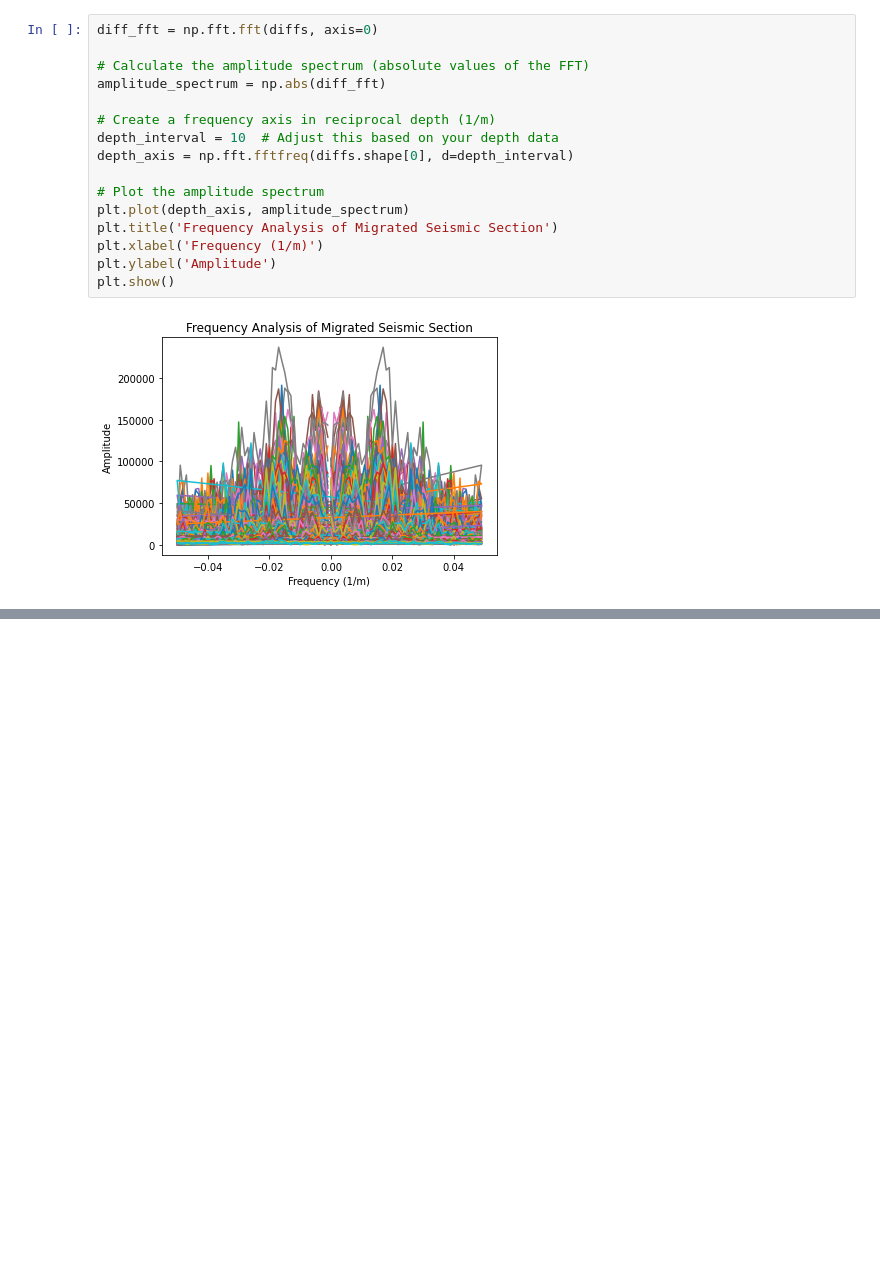
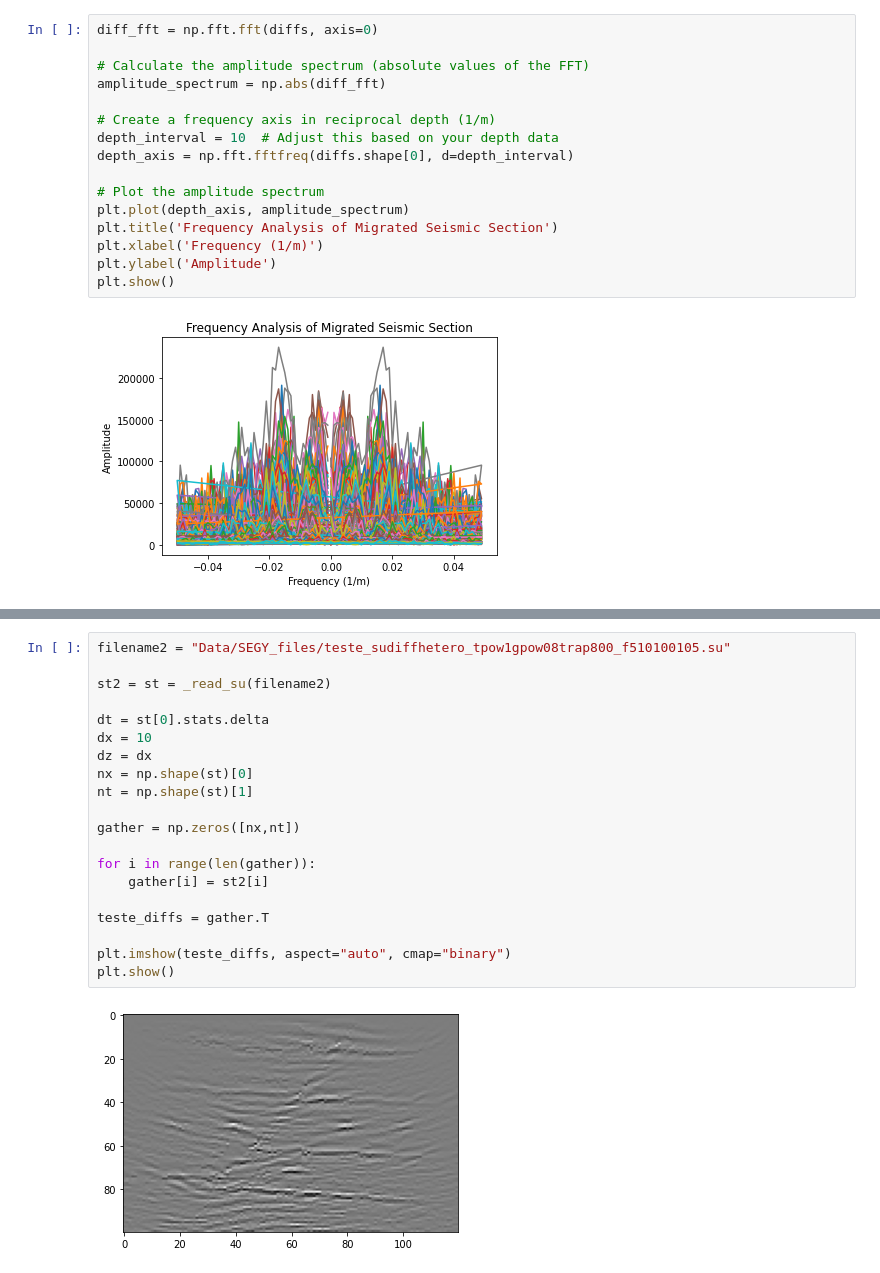
Before and after one commit to GuilhermeZakarewicz/DiffraPy, a Jupyter notebook: Testes_Heterogeneous_VelocityModel.ipynb, the cells around one changed output, grey strips where cells are left out. Saved outputs shown, nothing was run; the diff lists cells and outputs as text; blank space fills up the shorter version.

```diff
--- a/Testes_Heterogeneous_VelocityModel.ipynb
+++ b/Testes_Heterogeneous_VelocityModel.ipynb
@@ -595,0 +605,22 @@ plt.show()
+# %%
+filename2 = "Data/SEGY_files/teste_sudiffhetero_tpow1gpow08trap800_f510100105.su"
+
+st2 = st = _read_su(filename2)
+
+dt = st[0].stats.delta
+dx = 10
+dz = dx
+nx = np.shape(st)[0]
+nt = np.shape(st)[1]
+
+gather = np.zeros([nx,nt])
+
+for i in range(len(gather)):
+    gather[i] = st2[i]
+
+teste_diffs = gather.T
+
+plt.imshow(teste_diffs, aspect="auto", cmap="binary")
+plt.show()
+# %% [output]
+[figure, added]
```
Also changed, not shown: parts of 5 cells of this notebook, 1 other file.
